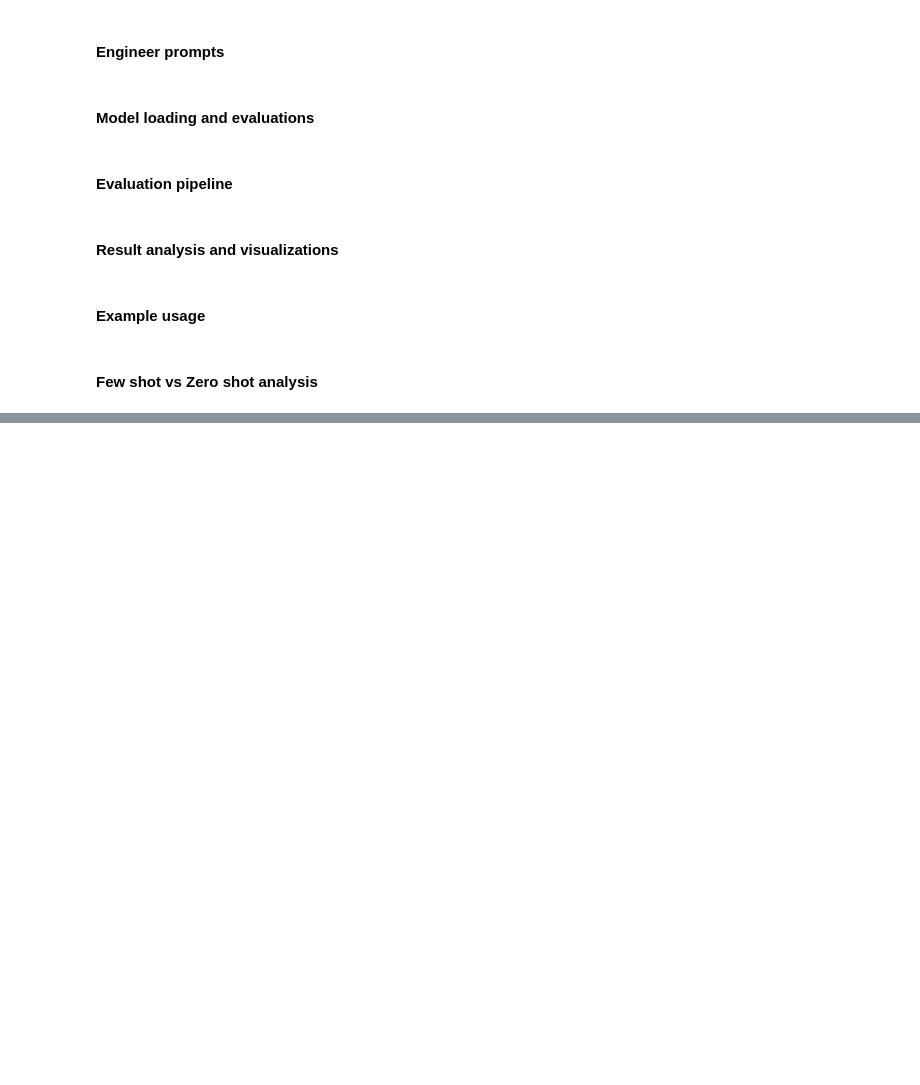
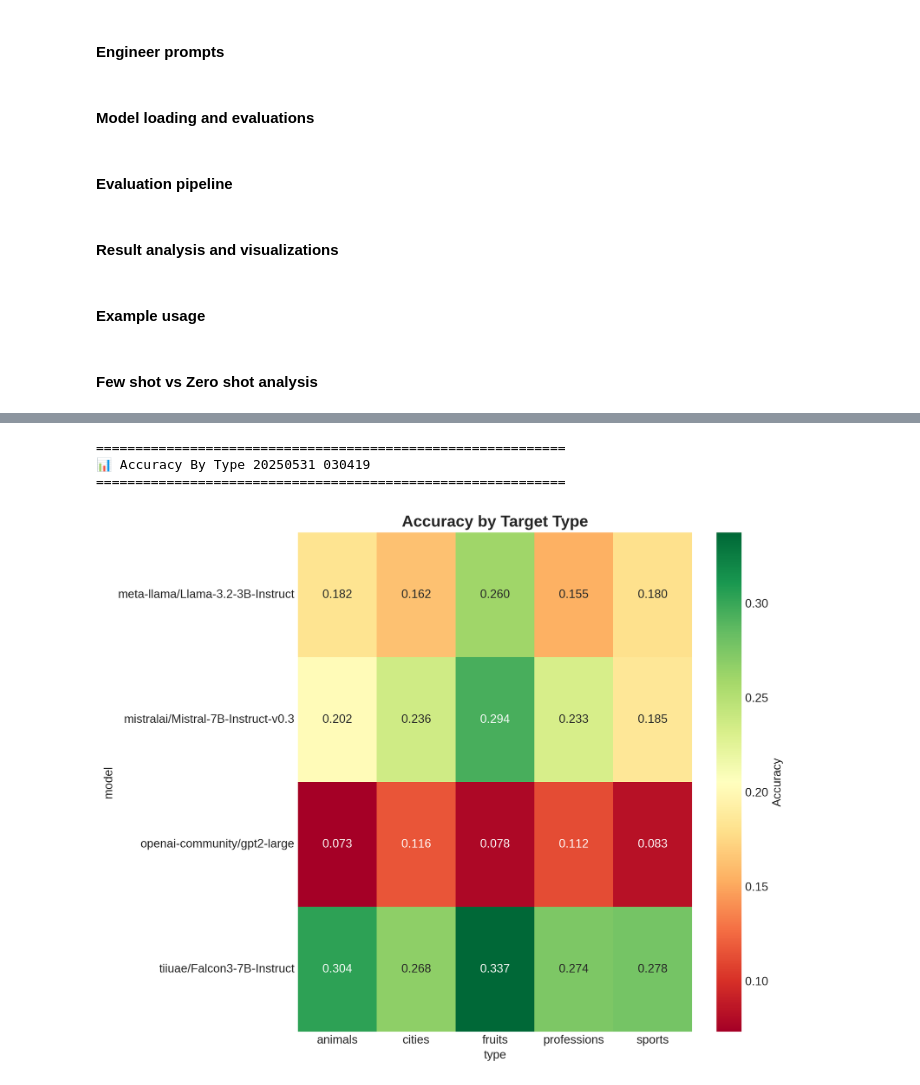
Before and after one commit to AishwaryaHB/counting-task-llm-benchmark, a Jupyter notebook: benchmarking-llms-word-counting.ipynb, the cells around one changed output, grey strips where cells are left out. Drawn from its saved outputs; the diff is of its cells as text; code cells hidden in the pictures; blank space fills up the shorter version.

```diff
--- a/benchmarking-llms-word-counting.ipynb
+++ b/benchmarking-llms-word-counting.ipynb
@@ -587,0 +811,8 @@ To run the evaluation:
+# %%
+# Cell 5: Display specific plot type (example - accuracy by type)
+display_saved_plots(plot_type='accuracy_by_type')
+# %% [output]
+============================================================
+📊 Accuracy By Type 20250531 030419
+============================================================
+[figure, added]
```
Also changed, not shown: parts of 15 cells of this notebook.
